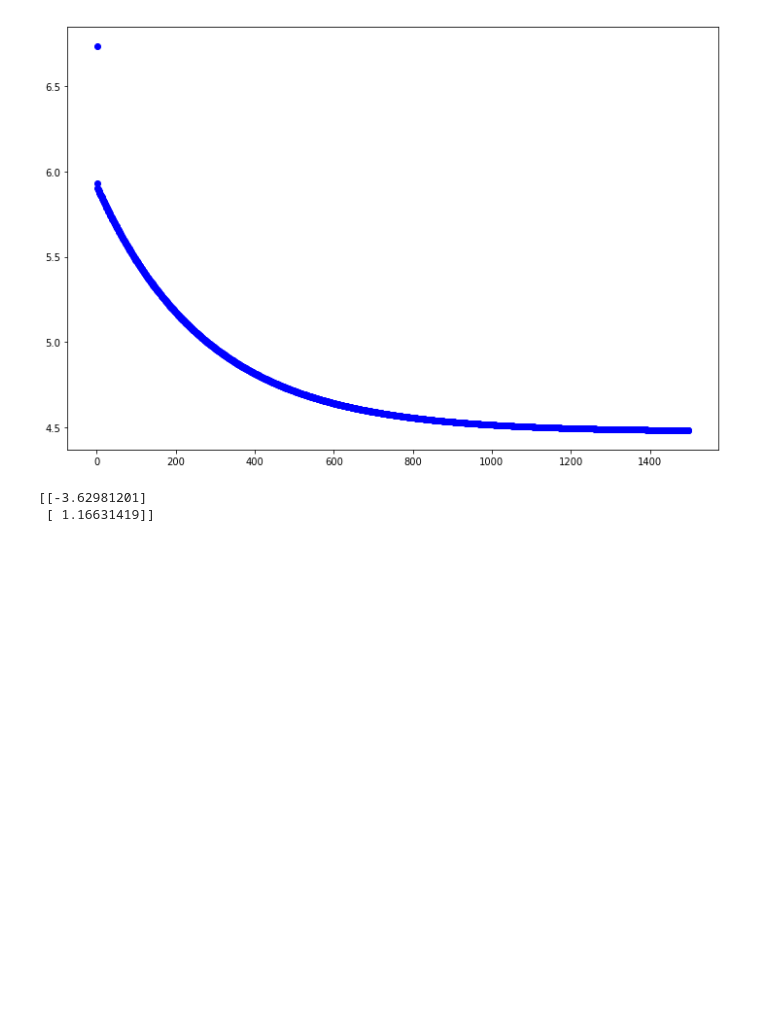
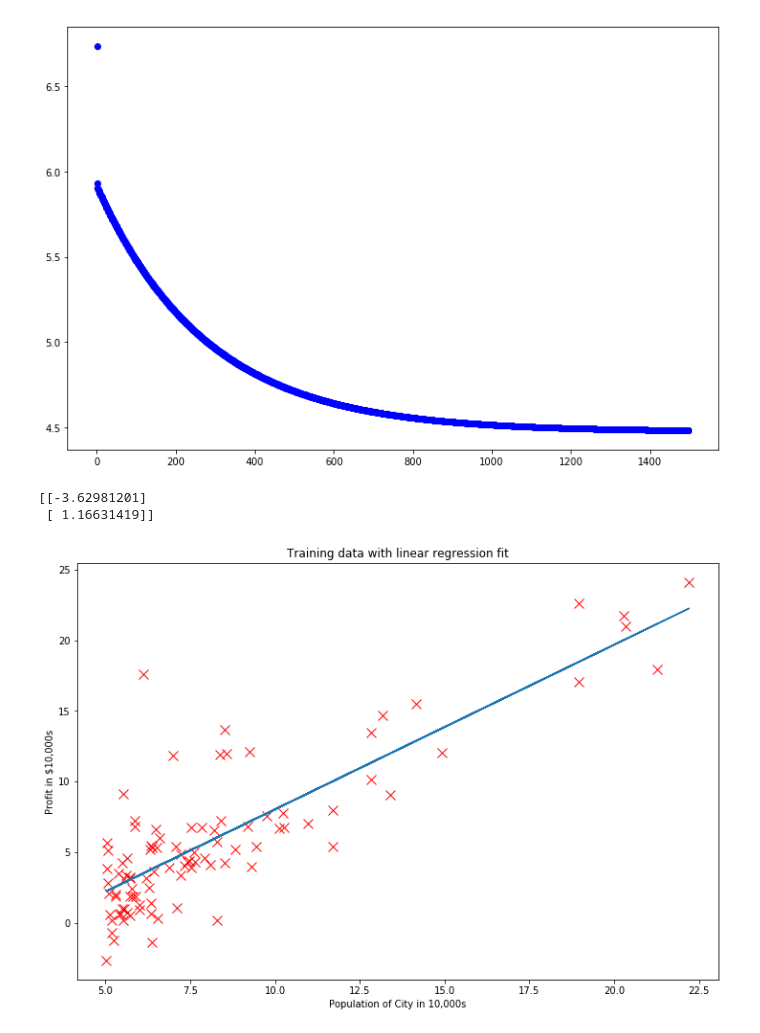
Before and after one commit to cynicaldevil/machine-learning-exercises, a Jupyter notebook: ex1/ex1.ipynb, the cells around one changed output. Drawn from its saved outputs; the diff is of its cells as text; code cells hidden in the pictures; blank space fills up the shorter version.

Commit message:
Ex1: Added plot for training data with regression fit

```diff
--- a/ex1/ex1.ipynb
+++ b/ex1/ex1.ipynb
@@ -77,3 +77,13 @@ print theta
 [figure]
 [[-3.62981201]
  [ 1.16631419]]
+# %%
+plt.figure(figsize=(12,8))
+plt.plot(x, y, 'rx', markersize=10, label="Training data")
+plt.plot(X[:,1], np.dot(X, theta), '-', label="Linear Regression")
+plt.xlabel('Population of City in 10,000s')
+plt.ylabel('Profit in $10,000s')
+plt.title('Training data with linear regression fit')
+plt.show()
+# %% [output]
+[figure, added]
```
Also changed, not shown: 1 other file.
